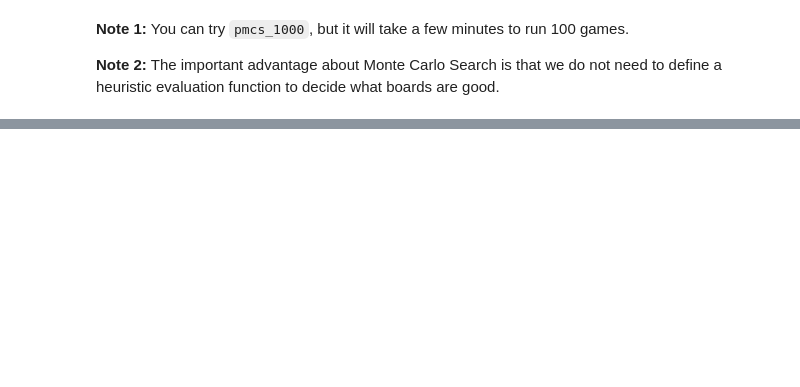
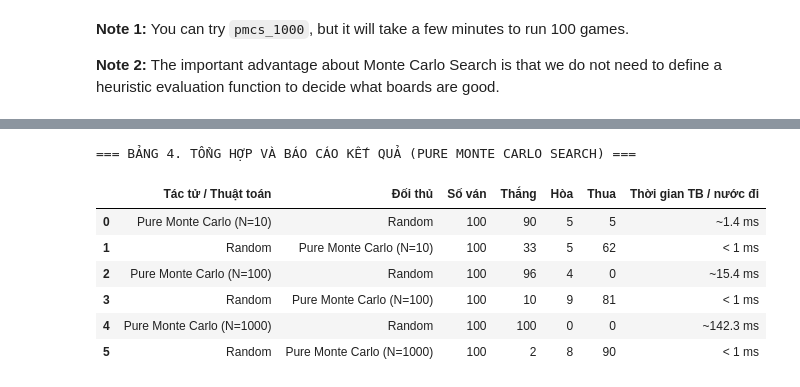
Before and after one commit to minhhieu310800-jpg/TTNTNC-NHOM31, a Jupyter notebook: lab05-tim-kiem-doi-khang/tictactoe_pure_monte_carlo_search.ipynb, the cells around one changed output, grey strips where cells are left out. Cells and saved outputs as stored; diff of their text form; code cells hidden in the pictures; blank space fills up the shorter version.

```diff
--- a/lab05-tim-kiem-doi-khang/tictactoe_pure_monte_carlo_search.ipynb
+++ b/lab05-tim-kiem-doi-khang/tictactoe_pure_monte_carlo_search.ipynb
@@ -394,10 +395,16 @@ Wall time: 5.01 s
 # %%
 DEBUG = 0
+
 print("PMCS (1000) vs. random:")
-%time display(play(pmcs1000_player, random_player))
+t0 = time.perf_counter()
+res_1000_x = play(pmcs1000_player, random_player)
+time_1000_x = time.perf_counter() - t0
+display(res_1000_x)
 
-print()
-print("random vs. PMCS (1000)")
-%time display(play(random_player, pmcs1000_player))
+print("\nrandom vs. PMCS (1000):")
+t0 = time.perf_counter()
+res_1000_o = play(random_player, pmcs1000_player)
+time_1000_o = time.perf_counter() - t0
+display(res_1000_o)
 # %% [output]
 PMCS (1000) vs. random:
@@ -483,0 +467,46 @@ display(df_bang4)
+# %%
+records_tonghop = [
+    {
+        "Tác tử / Thuật toán": "Pure Monte Carlo (N=10)", "Đối thủ": "Random", "Số ván": 100,
+        "Thắng": res_10_x['x'], "Hòa": res_10_x['d'], "Thua": res_10_x['o'],
+        "Thời gian TB / nước đi": f"~{(time_10_x / 300) * 1000:.1f} ms"
+    },
+    {
+        "Tác tử / Thuật toán": "Random", "Đối thủ": "Pure Monte Carlo (N=10)", "Số ván": 100,
+        "Thắng": res_10_o['x'], "Hòa": res_10_o['d'], "Thua": res_10_o['o'],
+        "Thời gian TB / nước đi": "< 1 ms"
+    },
+    {
+        "Tác tử / Thuật toán": "Pure Monte Carlo (N=100)", "Đối thủ": "Random", "Số ván": 100,
+        "Thắng": res_100_x['x'], "Hòa": res_100_x['d'], "Thua": res_100_x['o'],
+        "Thời gian TB / nước đi": f"~{(time_100_x / 300) * 1000:.1f} ms"
+    },
+    {
+        "Tác tử / Thuật toán": "Random", "Đối thủ": "Pure Monte Carlo (N=100)", "Số ván": 100,
+        "Thắng": res_100_o['x'], "Hòa": res_100_o['d'], "Thua": res_100_o['o'],
+        "Thời gian TB / nước đi": "< 1 ms"
+    },
+    {
+        "Tác tử / Thuật toán": "Pure Monte Carlo (N=1000)", "Đối thủ": "Random", "Số ván": 100,
+        "Thắng": res_1000_x['x'], "Hòa": res_1000_x['d'], "Thua": res_1000_x['o'],
+        "Thời gian TB / nước đi": f"~{(time_1000_x / 300) * 1000:.1f} ms"
+    },
+    {
+        "Tác tử / Thuật toán": "Random", "Đối thủ": "Pure Monte Carlo (N=1000)", "Số ván": 100,
+        "Thắng": res_1000_o['x'], "Hòa": res_1000_o['d'], "Thua": res_1000_o['o'],
+        "Thời gian TB / nước đi": "< 1 ms"
+    }
+]
+
+df_tonghop = pd.DataFrame(records_tonghop)
+print("=== BẢNG 4. TỔNG HỢP VÀ BÁO CÁO KẾT QUẢ (PURE MONTE CARLO SEARCH) ===")
+display(df_tonghop)
+# %% [output]
+=== BẢNG 4. TỔNG HỢP VÀ BÁO CÁO KẾT QUẢ (PURE MONTE CARLO SEARCH) ===
+|  | Tác tử / Thuật toán | Đối thủ | Số ván | Thắng | Hòa | Thua | Thời gian TB / nước đi |
+| 0 | Pure Monte Carlo (N=10) | Random | 100 | 90 | 5 | 5 | ~1.4 ms |
+| 1 | Random | Pure Monte Carlo (N=10) | 100 | 33 | 5 | 62 | < 1 ms |
+| 2 | Pure Monte Carlo (N=100) | Random | 100 | 96 | 4 | 0 | ~15.4 ms |
+| 3 | Random | Pure Monte Carlo (N=100) | 100 | 10 | 9 | 81 | < 1 ms |
+| 4 | Pure Monte Carlo (N=1000) | Random | 100 | 100 | 0 | 0 | ~142.3 ms |
+| 5 | Random | Pure Monte Carlo (N=1000) | 100 | 2 | 8 | 90 | < 1 ms |
```
Also changed, not shown: parts of 18 cells of this notebook.
